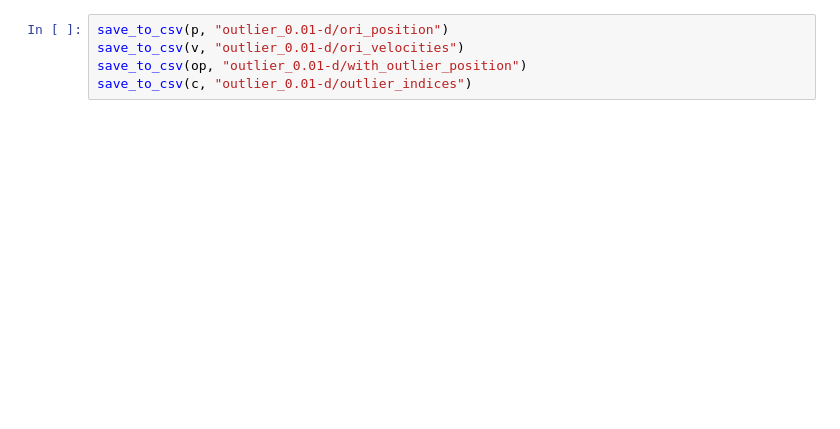
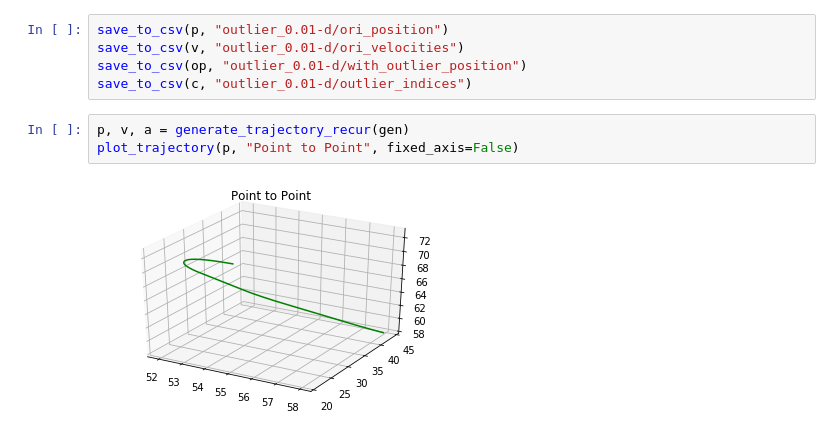
Before and after one commit to STEMO-CS5340/Trajectory, a Jupyter notebook: trajectory_gen.ipynb, the cells around one changed output. Cells and saved outputs as stored; diff of their text form; blank space fills up the shorter version.

```diff
--- a/trajectory_gen.ipynb
+++ b/trajectory_gen.ipynb
@@ -142,3 +149,8 @@ save_to_csv(p, "outlier_0.01-d/ori_position")
 save_to_csv(v, "outlier_0.01-d/ori_velocities")
 save_to_csv(op, "outlier_0.01-d/with_outlier_position")
 save_to_csv(c, "outlier_0.01-d/outlier_indices")
+# %%
+p, v, a = generate_trajectory_recur(gen)
+plot_trajectory(p, "Point to Point", fixed_axis=False)
+# %% [output]
+[figure, added]
```
Also changed, not shown: parts of 11 cells of this notebook.
